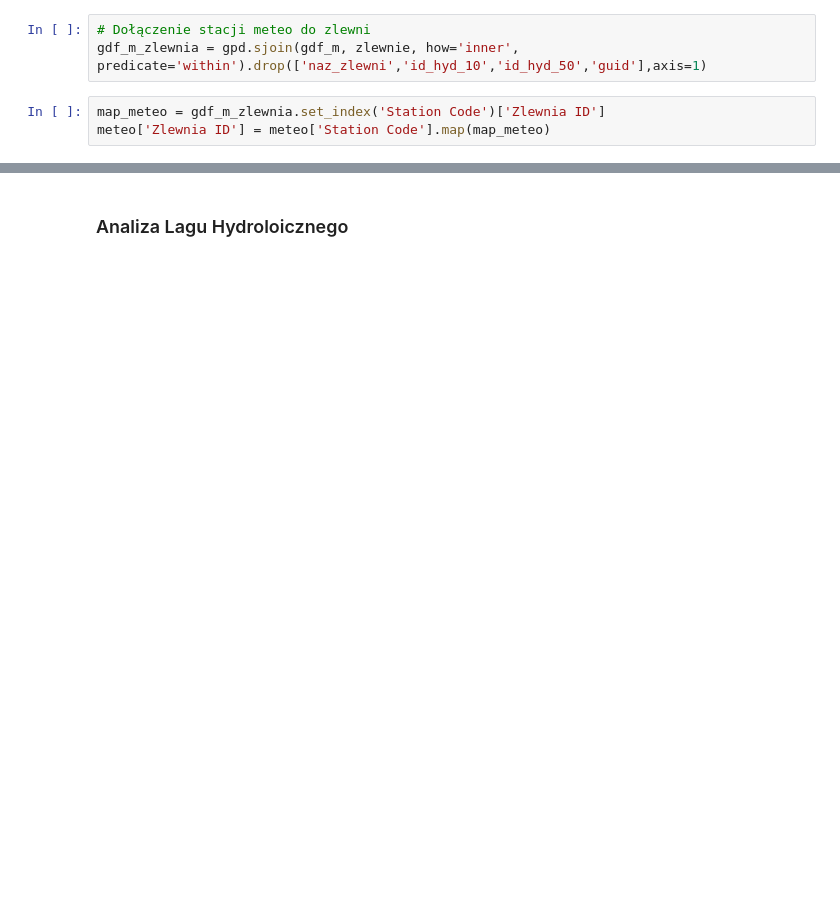
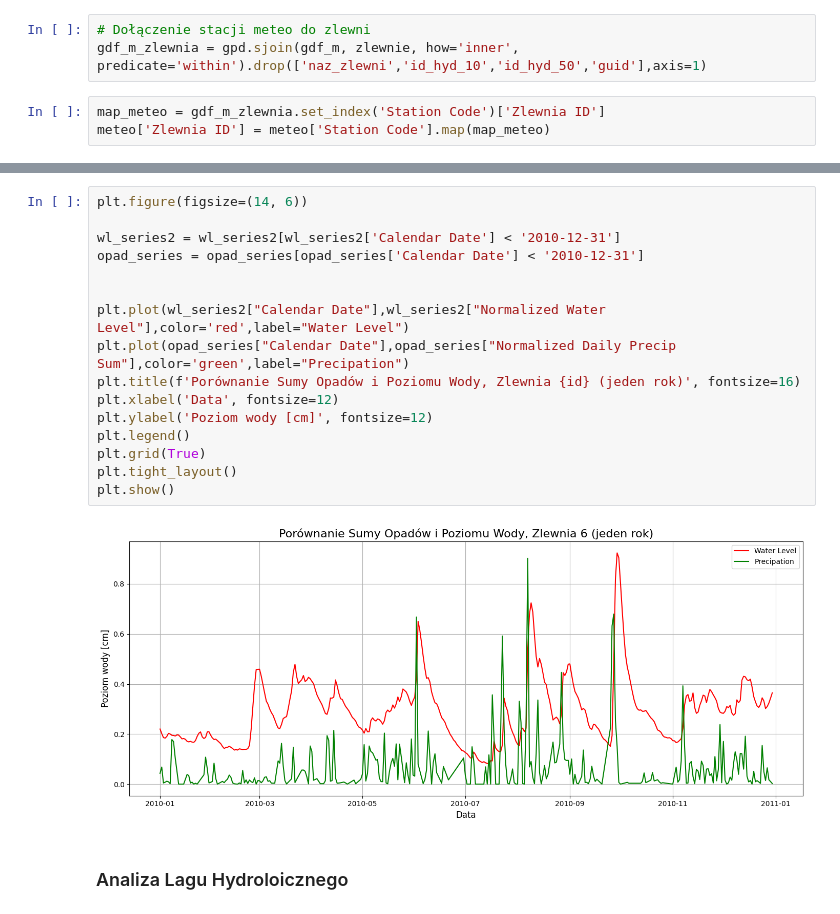
Before and after one commit to eo-agh/daes-project-2425-alt, a Jupyter notebook: notebooks/Tymek_Analiza.ipynb, the cells around one changed output, grey strips where cells are left out. Drawn from its saved outputs; the diff is of its cells as text; blank space fills up the shorter version.

```diff
--- a/notebooks/Tymek_Analiza.ipynb
+++ b/notebooks/Tymek_Analiza.ipynb
@@ -133,3 +99,21 @@ plt.show()
+# %%
+plt.figure(figsize=(14, 6))
+
+wl_series2 = wl_series2[wl_series2['Calendar Date'] < '2010-12-31']
+opad_series = opad_series[opad_series['Calendar Date'] < '2010-12-31']
+
+
+plt.plot(wl_series2["Calendar Date"],wl_series2["Normalized Water Level"],color='red',label="Water Level")
+plt.plot(opad_series["Calendar Date"],opad_series["Normalized Daily Precip Sum"],color='green',label="Precipation")
+plt.title(f'Porównanie Sumy Opadów i Poziomu Wody, Zlewnia {id} (jeden rok)', fontsize=16)
+plt.xlabel('Data', fontsize=12)
+plt.ylabel('Poziom wody [cm]', fontsize=12)
+plt.legend()
+plt.grid(True)
+plt.tight_layout()
+plt.show()
+# %% [output]
+[figure, added]
 # %% [markdown]
 ### Analiza Lagu Hydroloicznego
 # %%
```
Also changed, not shown: parts of 11 cells of this notebook, 1 other file.
